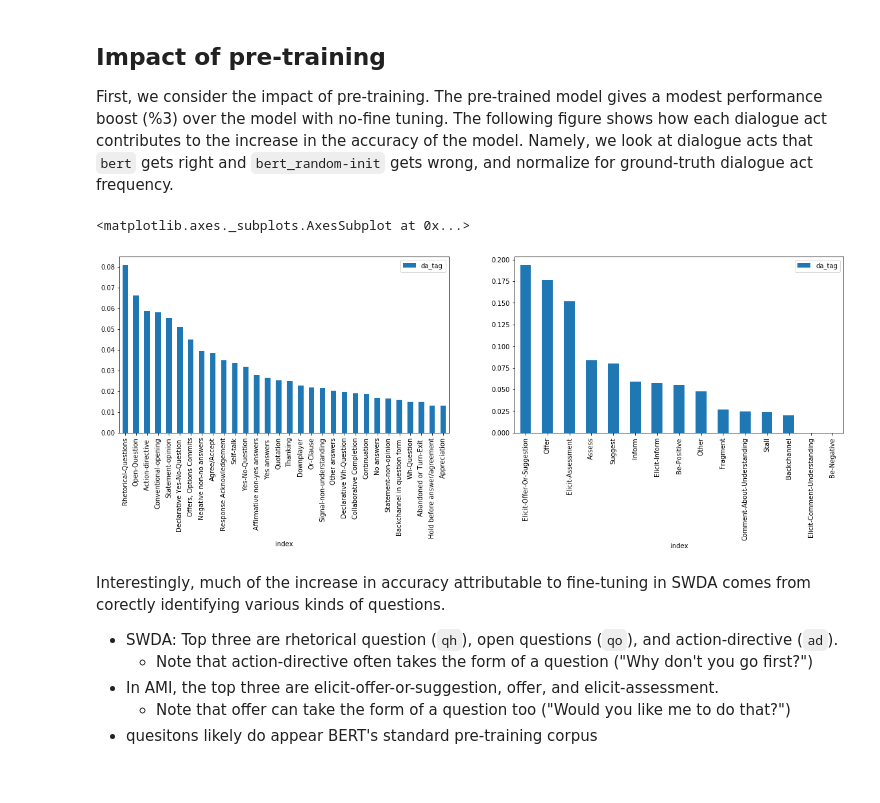
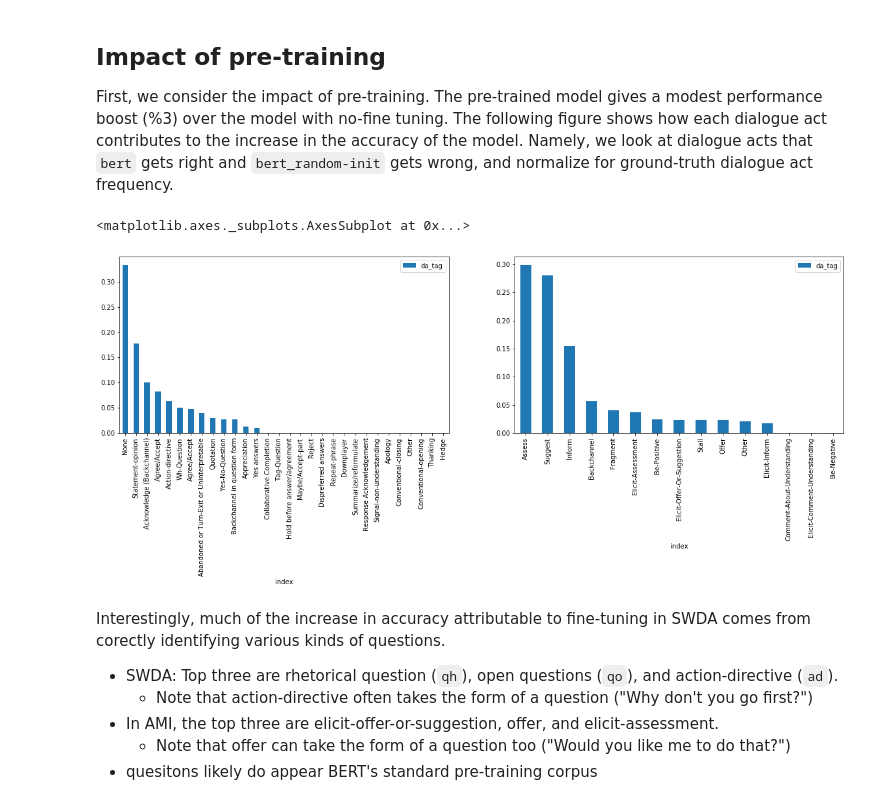
Before and after one commit to GU-CLASP/DistributionalDiscourse, a Jupyter notebook: analysis/ACL/Experiment 2.ipynb, the cells around one changed output. Saved outputs shown, nothing was run; the diff lists cells and outputs as text; code cells hidden in the pictures.

```diff
--- a/analysis/ACL/Experiment 2.ipynb
+++ b/analysis/ACL/Experiment 2.ipynb
@@ -78,0 +1,19 @@ display(dfa.head(10))
+# %%
+from IPython.display import display
+import matplotlib.pyplot as plt
+
+import json
+import os
+import pandas as pd
+
+from util import gen_model_preds_df
+
+models = ['bert', 'bert_frozen', 'bert_random-init']
+
+model_dirs = [f'../../models/SWDA-L_{model}_2019-11-20/' for model in models]
+dfs = gen_model_preds_df('SWDA', models, model_dirs)
+display(dfs.head(10))
+
+model_dirs = [f'../../models/AMI-DA-L_{model}_2019-11-20/' for model in models]
+dfa = gen_model_preds_df('AMI-DA', models, model_dirs)
+display(dfa.head(10))
@@ -126,34 +93,34 @@ Namely, we look at dialogue acts that `bert` gets right and `bert_random-init` g
 # %%
 %matplotlib inline
 fig, axes = plt.subplots(nrows=1, ncols=2, figsize=(20,5))
 
 with open('SWDA_dialogue-acts.json') as f:
     swda_tags = json.load(f)
-with open('AMI-DA_dialogue-acts') as f:
+with open('AMI-DA_dialogue-acts.json') as f:
     ami_tags = json.load(f)
 
 tag_freq_swda = dfs['da_tag'].value_counts() / len(dfs)
 tag_freq_ami  = dfa['da_tag'].value_counts() / len(dfa)
 
 bert_beats_random = dfs[(dfs['bert']!=dfs['bert_random-init']) & (dfs['bert']==dfs['da_tag'])].da_tag.value_counts()
 normalized = (bert_beats_random / bert_beats_random.sum()) / tag_freq_swda
 normalized = (normalized / normalized.sum()).sort_values(ascending=False)
 normalized = pd.DataFrame(normalized).reset_index()
 normalized['index'] = normalized['index'].apply(swda_tags.get)
 normalized = normalized.set_index('index')
 normalized.head(30).plot.bar(ax=axes[0])
 
 
 bert_beats_random = dfa[(dfa['bert']!=dfa['bert_random-init']) & (dfa['bert']==dfa['da_tag'])].da_tag.value_counts()
 normalized = (bert_beats_random / bert_beats_random.sum()) / tag_freq_ami
 normalized = (normalized / normalized.sum()).sort_values(ascending=False)
 normalized = pd.DataFrame(normalized).reset_index()
 normalized['index'] = normalized['index'].apply(ami_tags.get)
 normalized = normalized.set_index('index')
 normalized.plot.bar(ax=axes[1])
 # %% [output]
 <matplotlib.axes._subplots.AxesSubplot at 0x...>
-[figure, old version]
+[figure, new version]
 # %% [markdown]
 Interestingly, much of the increase in accuracy attributable to fine-tuning in SWDA comes from corectly identifying various kinds of questions.
 
```
Also changed, not shown: parts of 5 cells of this notebook, 2 other files.
